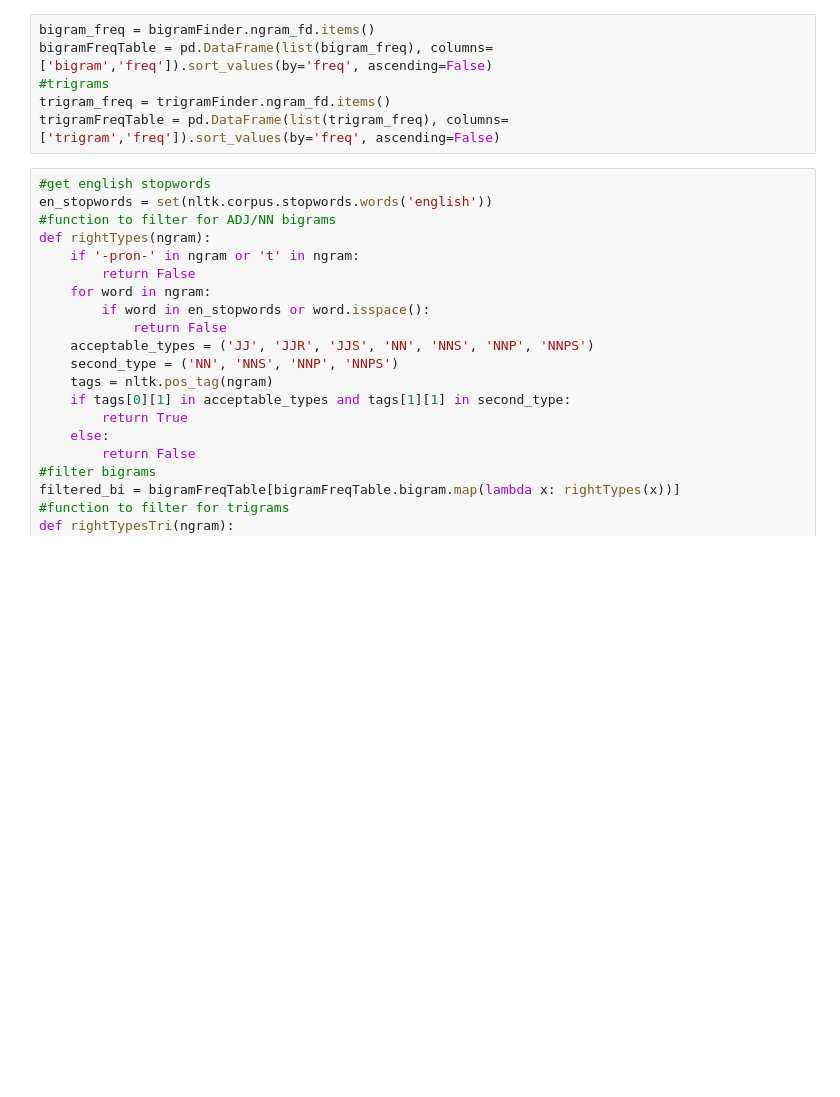
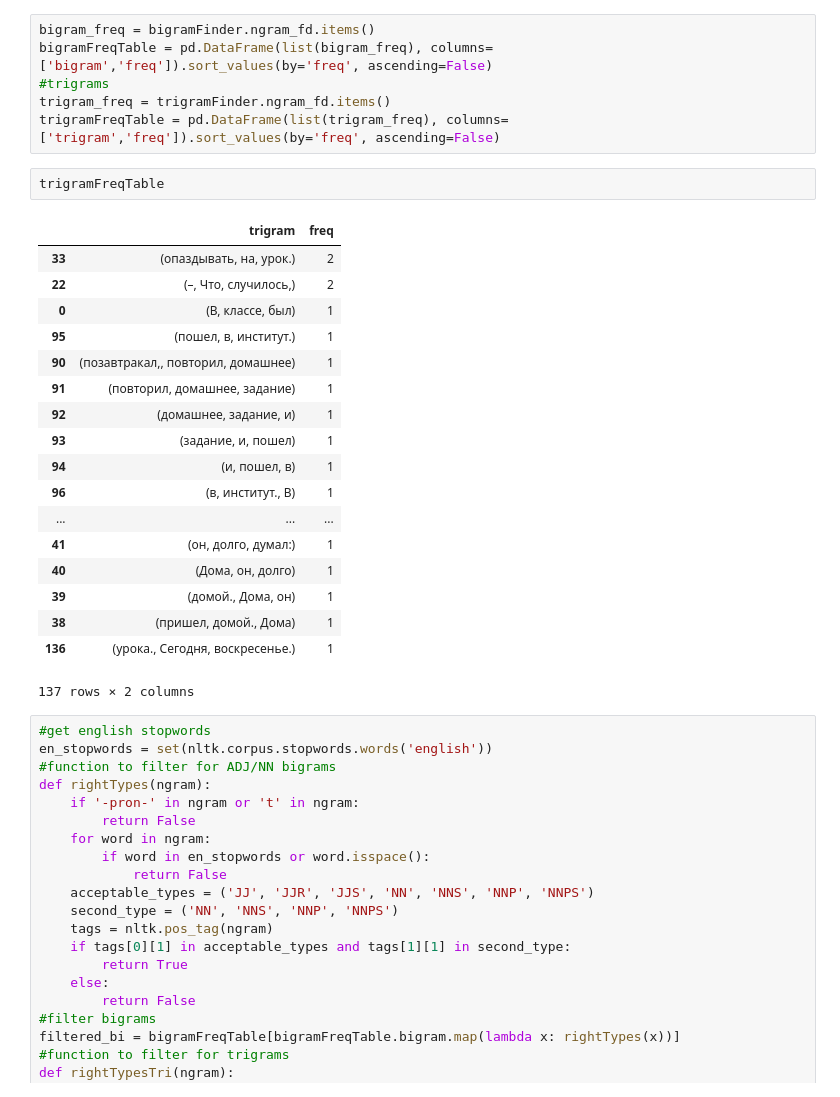
Before and after one commit to bbkjunior/Autotutor, a Jupyter notebook: processing_test_recommend/extract_collocations.ipynb, the cells around one changed output. Cells and saved outputs as stored; diff of their text form; blank space fills up the shorter version.

```diff
--- a/processing_test_recommend/extract_collocations.ipynb
+++ b/processing_test_recommend/extract_collocations.ipynb
@@ -143,6 +143,27 @@ bigramFreqTable = pd.DataFrame(list(bigram_freq), columns=['bigram','freq']).sor
 #trigrams
 trigram_freq = trigramFinder.ngram_fd.items()
 trigramFreqTable = pd.DataFrame(list(trigram_freq), columns=['trigram','freq']).sort_values(by='freq', ascending=False)
+# %%
+trigramFreqTable
+# %% [output]
+|  | trigram | freq |
+| 33 | (опаздывать, на, урок.) | 2 |
+| 22 | (–, Что, случилось,) | 2 |
+| 0 | (В, классе, был) | 1 |
+| 95 | (пошел, в, институт.) | 1 |
+| 90 | (позавтракал,, повторил, домашнее) | 1 |
+| 91 | (повторил, домашнее, задание) | 1 |
+| 92 | (домашнее, задание, и) | 1 |
+| 93 | (задание, и, пошел) | 1 |
+| 94 | (и, пошел, в) | 1 |
+| 96 | (в, институт., В) | 1 |
+| ... | ... | ... |
+| 41 | (он, долго, думал:) | 1 |
+| 40 | (Дома, он, долго) | 1 |
+| 39 | (домой., Дома, он) | 1 |
+| 38 | (пришел, домой., Дома) | 1 |
+| 136 | (урока., Сегодня, воскресенье.) | 1 |
+137 rows × 2 columns
 # %%
 #get english stopwords
 en_stopwords = set(nltk.corpus.stopwords.words('english'))
```
Also changed, not shown: 4 other files.
